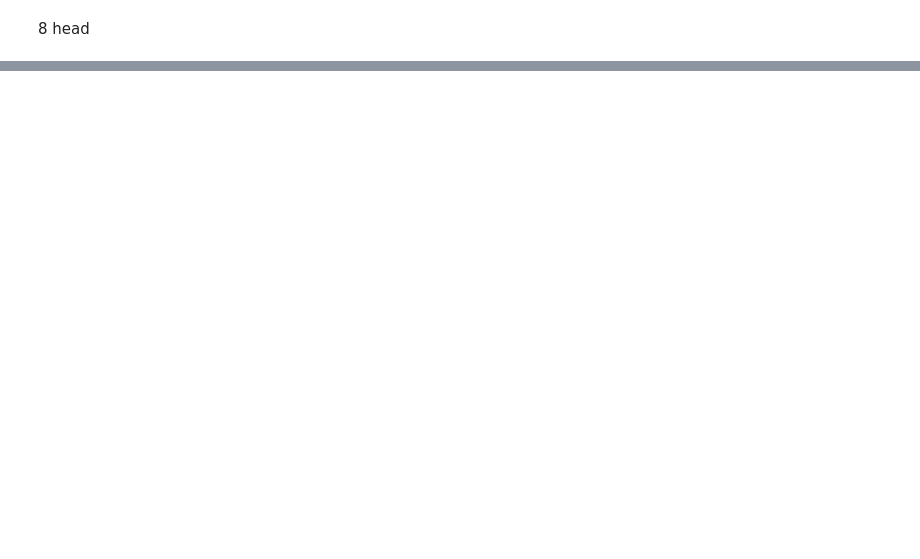
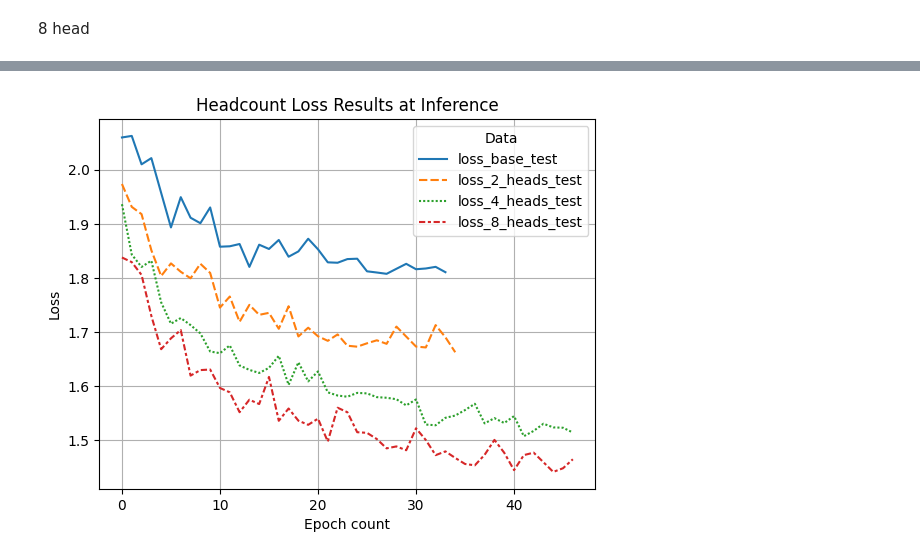
Before and after one commit to JunsooJung/CUB_NNDL_Final, a Jupyter notebook: Deep_Learning_Final_Prototype.ipynb, the cells around one changed output, grey strips where cells are left out. Drawn from its saved outputs; the diff is of its cells as text; code cells hidden in the pictures; blank space fills up the shorter version.

```diff
--- a/Deep_Learning_Final_Prototype.ipynb
+++ b/Deep_Learning_Final_Prototype.ipynb
@@ -494,8 +499,8 @@ Epoch 12
 # %%
 device = torch.device("cuda" if torch.cuda.is_available() else "cpu")
-model_multihead_multilayer = BirdClassifier(cnn_state=False, dim= 128, layer_count=2, head_count = 2).to(device)
+model_multilayer_2 = BirdClassifier(cnn_state=False, dim= 256, layer_count=2, head_count = 1).to(device)
 criterion = nn.CrossEntropyLoss().to(device)
-optimizer = optim.Adam(model_multihead_multilayer.parameters(), lr=3e-4)
+optimizer = optim.Adam(model_multilayer_2.parameters(), lr=3e-4)
 accuracy_score = Accuracy(task = 'multiclass', num_classes = 10).to(device)
 
 
@@ -505,22 +510,22 @@ best_accuracy = 0
 counter = 0
 best_test_acc = 0
 
-loss_scores_train_multihead_multilayer = []
-accuracy_scores_train_multihead__multilayer = []
+loss_scores_train_multilayer_2 = []
+accuracy_scores_train_multilayer_2 = []
 
-loss_scores_test_multihead_multilayer = []
-accuracy_scores_test_multihead_multilayer = []
+loss_scores_test_multilayer_2 = []
+accuracy_scores_test_multilayer_2 = []
 
 for epoch in range(200):
     print(f"\nEpoch {epoch+1}")
-    train_acc, train_loss = train_model(model_multihead_multilayer, training_dataset, criterion, optimizer, accuracy_score, device)
-    test_acc, test_loss = test_model(model_multihead_multilayer, testing_dataset, criterion, accuracy_score, device)
+    train_acc, train_loss = train_model(model_multilayer_2, training_dataset, criterion, optimizer, accuracy_score, device)
+    test_acc, test_loss = test_model(model_multilayer_2, testing_dataset, criterion, accuracy_score, device)
 
-    accuracy_scores_train_multihead__multilayer.append(train_acc)
-    loss_scores_train_multihead_multilayer.append(train_loss)
+    accuracy_scores_train_multilayer_2.append(train_acc)
+    loss_scores_train_multilayer_2.append(train_loss)
 
-    accuracy_scores_test_multihead_multilayer.append(test_acc)
-    loss_scores_test_multihead_multilayer.append(test_loss)
+    accuracy_scores_test_multilayer_2.append(test_acc)
+    loss_scores_test_multilayer_2.append(test_loss)
     print(f"Train Acc: {train_acc:.4f} | Train Loss: {train_loss:.4f} | Test Acc: {test_acc:.4f} | Test Loss: {test_loss}")
 
     if test_acc - best_test_acc > min_delta:
@@ -570,0 +820,10 @@ Epoch 12
+# %%
+Headcount_Loss = sns.lineplot(data = vit_results_df[['loss_base_test', 'loss_2_heads_test', 'loss_4_heads_test', 'loss_8_heads_test']])
+plt.title("Headcount Loss Results at Inference")
+plt.xlabel('Epoch count')
+plt.ylabel('Loss')
+plt.legend(title = 'Data')
+plt.grid(True)
+plt.show()
+# %% [output]
+[figure, added]
```
Also changed, not shown: parts of 22 cells of this notebook.
